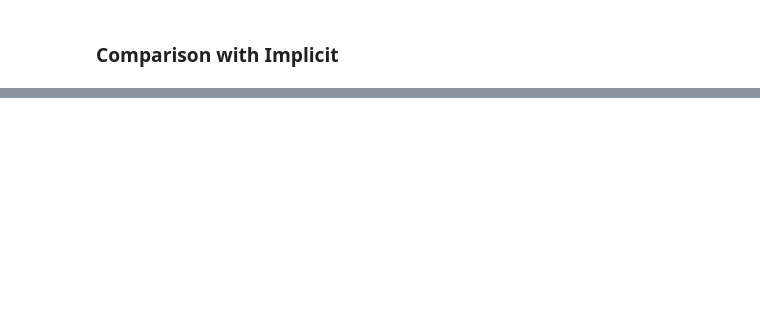
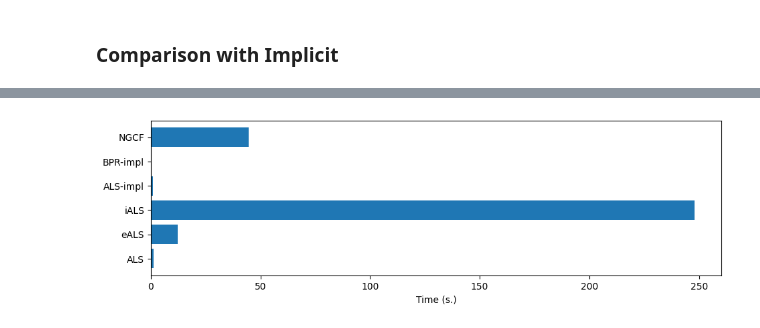
Before and after one commit to Mr6one/recsys-project-2023, a Jupyter notebook: notebooks/experiments.ipynb, the cells around one changed output, grey strips where cells are left out. Cells and saved outputs as stored; diff of their text form; code cells hidden in the pictures; blank space fills up the shorter version.

```diff
--- a/notebooks/experiments.ipynb
+++ b/notebooks/experiments.ipynb
@@ -196,0 +237,18 @@ get_table_barplot(common_yelp, model_names=common_yelp.index)
+# %%
+models = [
+    ('ALS', ALS(factors=factors, device=device)),
+    ('eALS', eALS(factors=factors, device=device)),
+    ('iALS', iALS(factors=factors, device=device)),
+    ('ALS-impl', implicit.als.AlternatingLeastSquares(factors=factors, iterations=100, use_gpu=True)),
+    ('BPR-impl', implicit.bpr.BayesianPersonalizedRanking(factors=factors, iterations=100, use_gpu=True))
+]
+
+times_yelp = score_times(models, training_matrix_yelp)
+times_yelp['NGCF'] = 44.7 # one epoch
+# %%
+plt.figure(figsize=(11, 3))
+plt.barh(list(times_yelp.keys()), list(times_yelp.values()))
+plt.xlabel('Time (s.)')
+plt.show()
+# %% [output]
+[figure, added]
```
Also changed, not shown: parts of 11 cells of this notebook.
